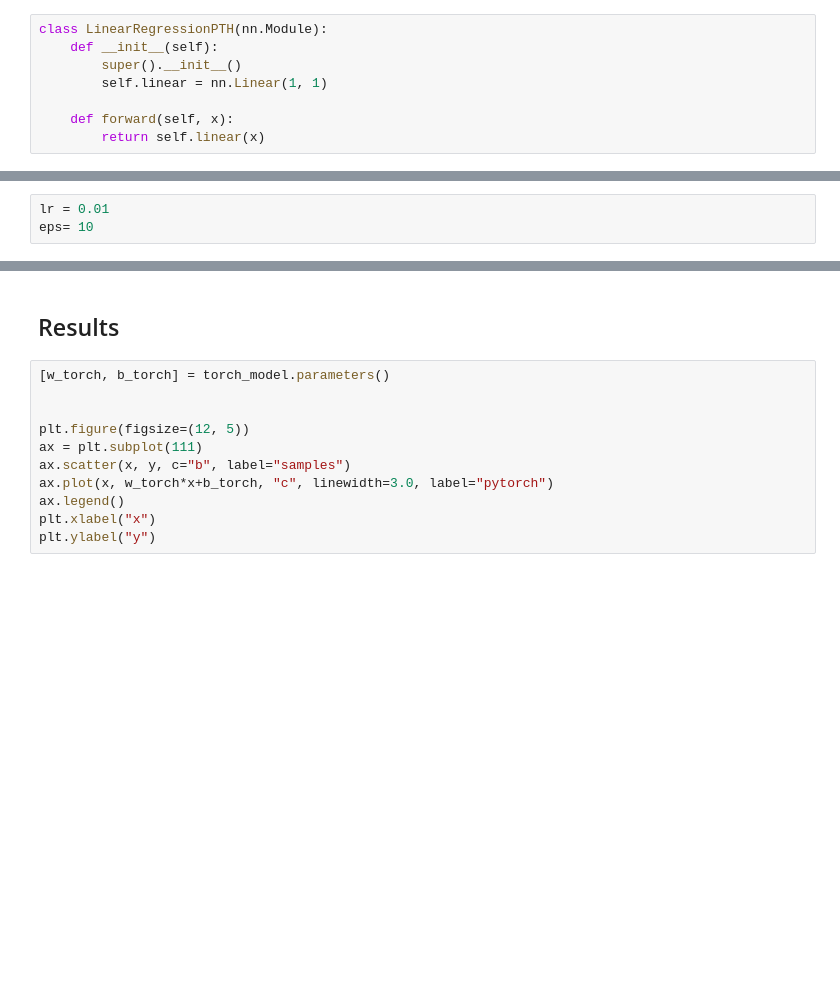
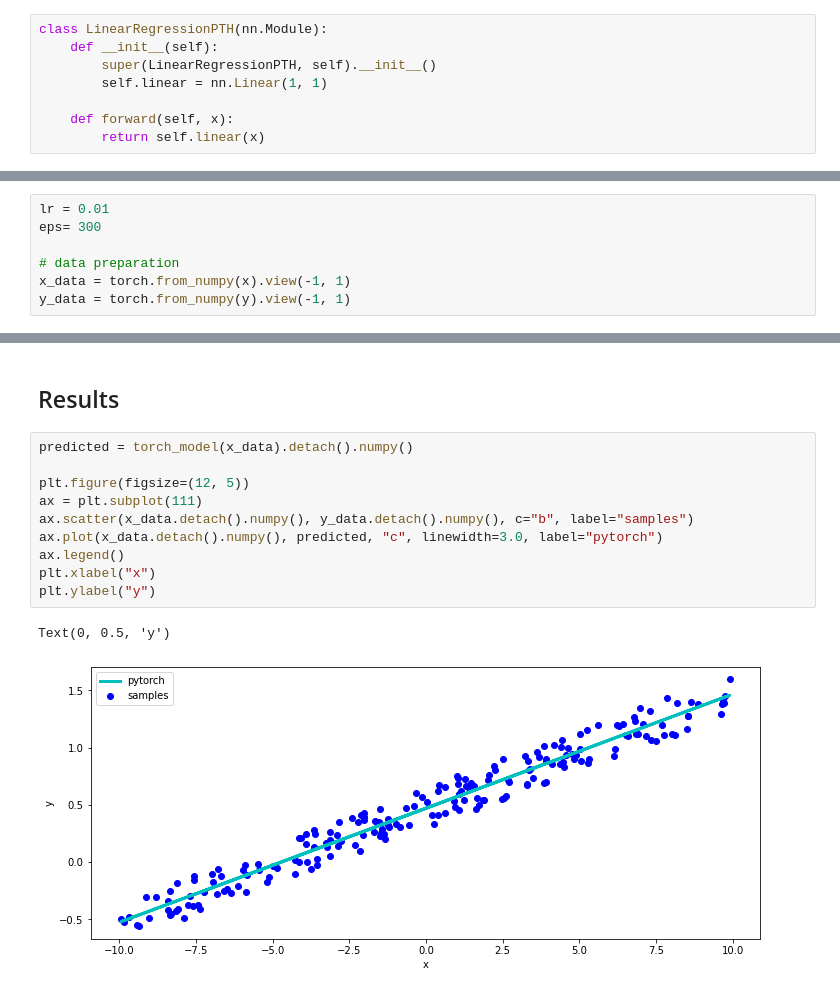
Before and after one commit to HAXRD/TF2vsPTH, a Jupyter notebook: Pytorch.ipynb, the cells around one changed output, grey strips where cells are left out. Cells and saved outputs as stored; diff of their text form; blank space fills up the shorter version.

```diff
--- a/Pytorch.ipynb
+++ b/Pytorch.ipynb
@@ -42,7 +43,7 @@ class LinearRegressionPTHCustomize(nn.Module):
 # %%
 class LinearRegressionPTH(nn.Module):
     def __init__(self):
-        super().__init__()
+        super(LinearRegressionPTH, self).__init__()
         self.linear = nn.Linear(1, 1)
 
     def forward(self, x):
@@ -51,5 +52,9 @@ class LinearRegressionPTH(nn.Module):
 ## Train the Model
 # %%
 lr = 0.01
-eps= 10
+eps= 300
+
+# data preparation
+x_data = torch.from_numpy(x).view(-1, 1)
+y_data = torch.from_numpy(y).view(-1, 1)
 # %%
@@ -72,13 +84,15 @@ AttributeError: 'LinearRegressionPTH' object has no attribute 'parameter'
 # %% [markdown]
 ## Results
 # %%
-[w_torch, b_torch] = torch_model.parameters()
-
+predicted = torch_model(x_data).detach().numpy()
 
 plt.figure(figsize=(12, 5))
 ax = plt.subplot(111)
-ax.scatter(x, y, c="b", label="samples")
-ax.plot(x, w_torch*x+b_torch, "c", linewidth=3.0, label="pytorch")
+ax.scatter(x_data.detach().numpy(), y_data.detach().numpy(), c="b", label="samples")
+ax.plot(x_data.detach().numpy(), predicted, "c", linewidth=3.0, label="pytorch")
 ax.legend()
 plt.xlabel("x")
 plt.ylabel("y")
+# %% [output]
+Text(0, 0.5, 'y')
+[figure, added]
```
Also changed, not shown: parts of 2 cells of this notebook, 3 other files.
